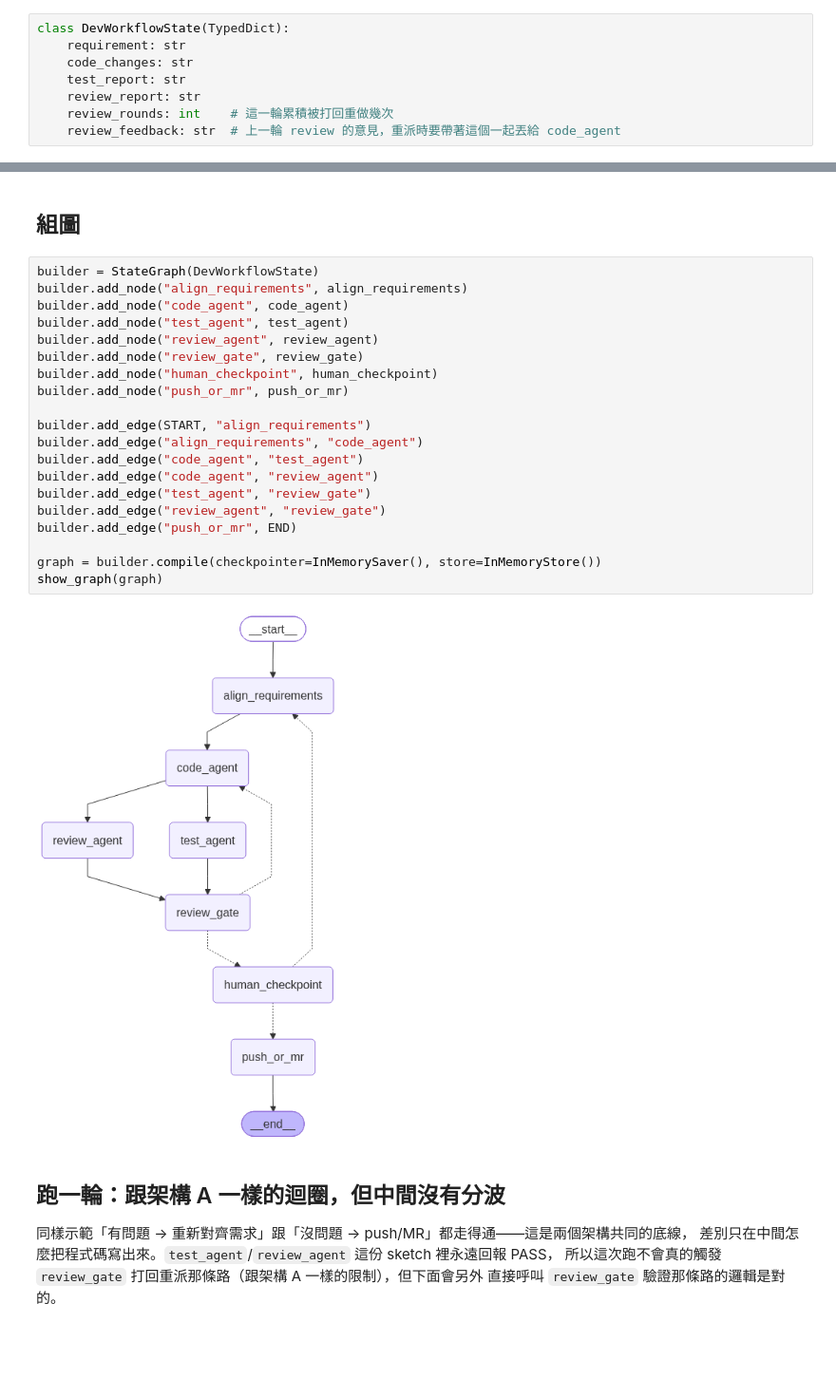
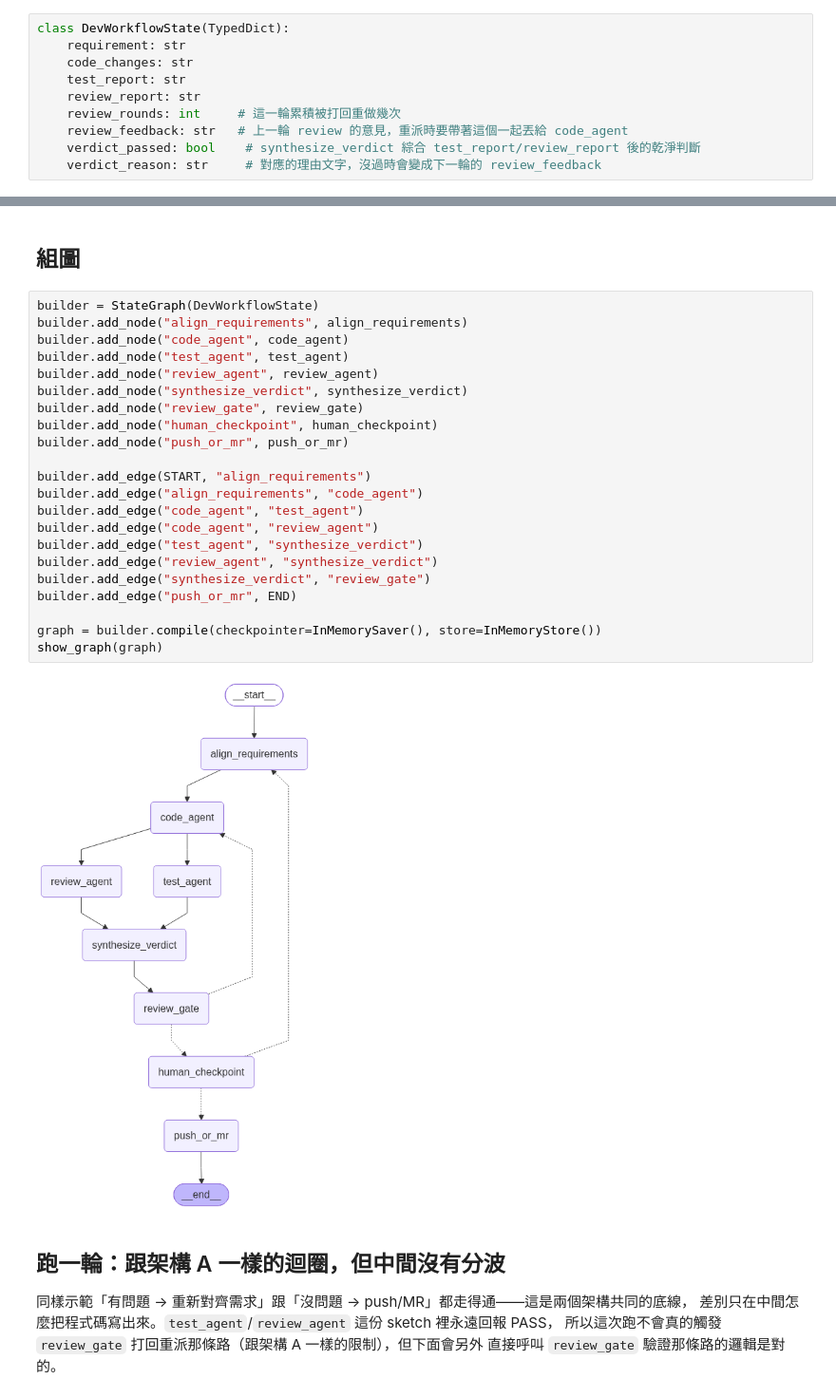
Before and after one commit to burinexovo/learn-langgraph, a Jupyter notebook: notebooks/arch/H_incremental_mvp.ipynb, the cells around one changed output, grey strips where cells are left out. Shown at 95% size. Saved outputs shown, nothing was run; the diff lists cells and outputs as text; blank space fills up the shorter version.

```diff
--- a/notebooks/arch/H_incremental_mvp.ipynb
+++ b/notebooks/arch/H_incremental_mvp.ipynb
@@ -65,8 +65,10 @@ class DevWorkflowState(TypedDict):
     code_changes: str
     test_report: str
     review_report: str
-    review_rounds: int    # 這一輪累積被打回重做幾次
-    review_feedback: str  # 上一輪 review 的意見，重派時要帶著這個一起丟給 code_agent
+    review_rounds: int     # 這一輪累積被打回重做幾次
+    review_feedback: str   # 上一輪 review 的意見，重派時要帶著這個一起丟給 code_agent
+    verdict_passed: bool    # synthesize_verdict 綜合 test_report/review_report 後的乾淨判斷
+    verdict_reason: str     # 對應的理由文字，沒過時會變成下一輪的 review_feedback
 # %% [markdown]
 ## 節點
 
@@ -177,25 +234,27 @@ def push_or_mr(state: DevWorkflowState) -> dict:
 # %%
 builder = StateGraph(DevWorkflowState)
 builder.add_node("align_requirements", align_requirements)
 builder.add_node("code_agent", code_agent)
 builder.add_node("test_agent", test_agent)
 builder.add_node("review_agent", review_agent)
+builder.add_node("synthesize_verdict", synthesize_verdict)
 builder.add_node("review_gate", review_gate)
 builder.add_node("human_checkpoint", human_checkpoint)
 builder.add_node("push_or_mr", push_or_mr)
 
 builder.add_edge(START, "align_requirements")
 builder.add_edge("align_requirements", "code_agent")
 builder.add_edge("code_agent", "test_agent")
 builder.add_edge("code_agent", "review_agent")
-builder.add_edge("test_agent", "review_gate")
-builder.add_edge("review_agent", "review_gate")
+builder.add_edge("test_agent", "synthesize_verdict")
+builder.add_edge("review_agent", "synthesize_verdict")
+builder.add_edge("synthesize_verdict", "review_gate")
 builder.add_edge("push_or_mr", END)
 
 graph = builder.compile(checkpointer=InMemorySaver(), store=InMemoryStore())
 show_graph(graph)
 # %% [output]
-[figure, old version]
+[figure, new version]
 # %% [markdown]
 ## 跑一輪：跟架構 A 一樣的迴圈，但中間沒有分波
 
```
Also changed, not shown: parts of 6 cells of this notebook, 4 other files.
